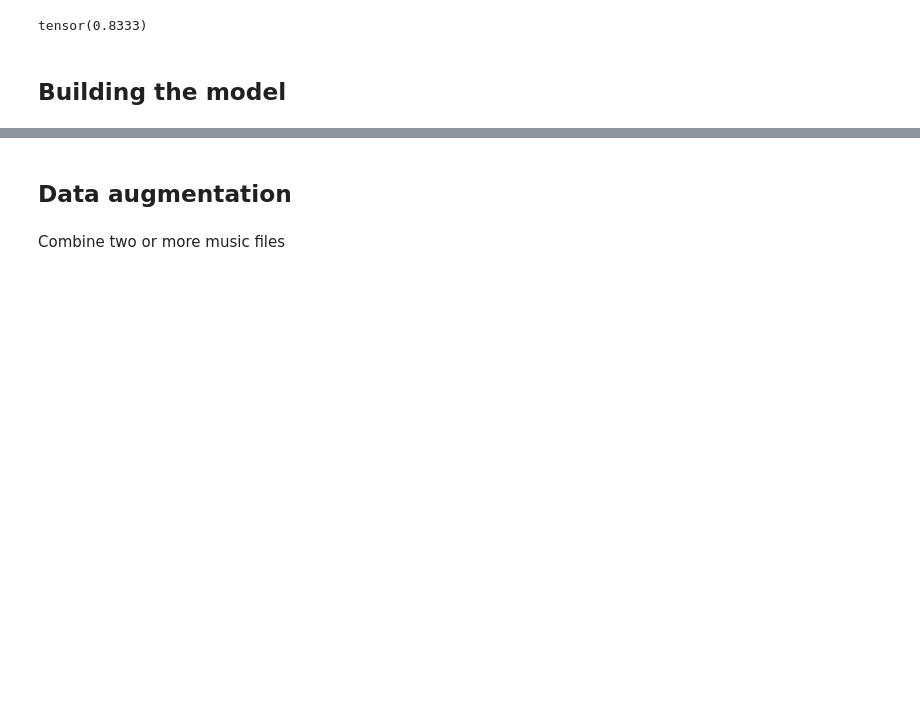
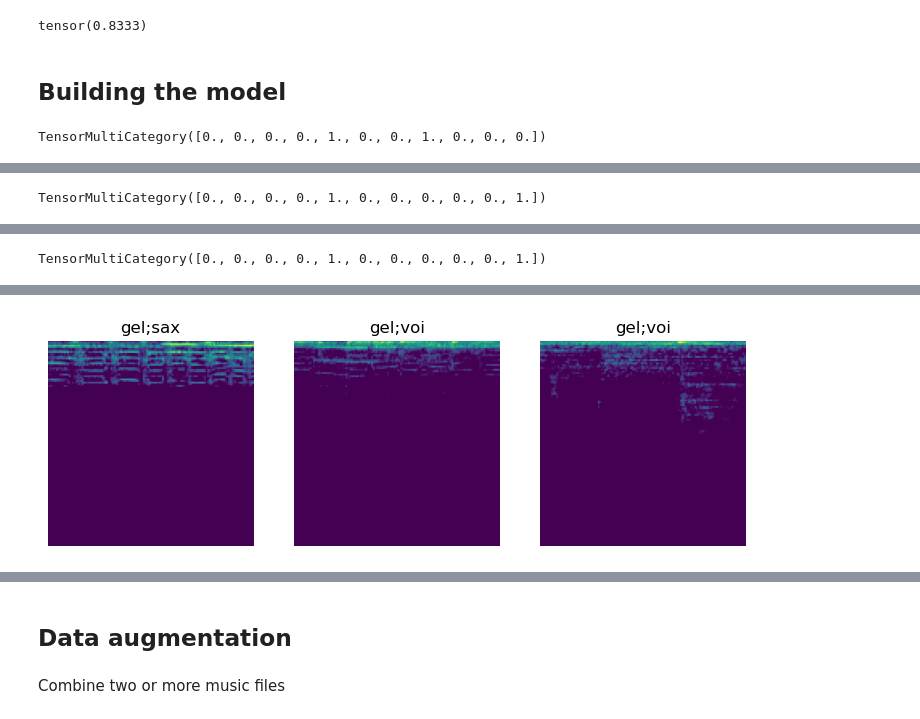
Before and after one commit to rangoiv/Lumen, a Jupyter notebook: notebooks/ultimate-notebook.ipynb, the cells around one changed output, grey strips where cells are left out. Saved outputs shown, nothing was run; the diff lists cells and outputs as text; code cells hidden in the pictures; blank space fills up the shorter version.

```diff
--- a/notebooks/ultimate-notebook.ipynb
+++ b/notebooks/ultimate-notebook.ipynb
@@ -131,8 +178,22 @@ path = Path("../Dataset/Dataset/IRMAS_Training_Data")
 # %%
-dls = DataBlock(
-    blocks = [ImageBlock(), MultiCategoryBlock],
-    get_items = get_song_files,
-    splitter = RandomSplitter(),
-    get_x = Combine([get_song, clip_song, get_spec, spec2mag]),
-    get_y = get_label
-).dataloaders(path, bs=64)
+get_song_tfms = [get_song, clip_song]
+get_label_tfms = [get_label, MultiCategorize(), OneHotEncode()]
+get_magimg_tfms = [get_spec, spec2mag, PILImage.create]
+tfms = [get_song_tfms, get_label_tfms]
+items = get_song_files(path)
+# items = get_subset(items, p=0.8)
+
+splitter = RandomSplitter()
+splits = splitter(items)
+
+cv_dsets = Datasets(items, tfms, splits=splits)
+song_add_items = [items[i] for i in cv_dsets.splits[0]]
+dls = cv_dsets.dataloaders(bs=64, after_item=[AddRandomSongs(song_add_items, tfms, s_num=1.5),
+                                              ShowSong(k=3),
+                                              CreateMag(get_magimg_tfms),
+                                              Resize(128),
+                                              ToTensor(),
+                                              IntToFloatTensor()])
+dls.show_batch(max_n=3)
+# %% [output]
+TensorMultiCategory([0., 0., 0., 0., 1., 0., 0., 1., 0., 0., 0.])
@@ -138,0 +201 @@ dls = DataBlock(
+TensorMultiCategory([0., 0., 0., 0., 1., 0., 0., 0., 0., 0., 1.])
@@ -138,0 +203 @@ dls = DataBlock(
+TensorMultiCategory([0., 0., 0., 0., 1., 0., 0., 0., 0., 0., 1.])
@@ -139,3 +205,4 @@ dls = DataBlock(
+[figure, added]
 # %%
 print(len(dls.train.dataset))
 print(len(dls.valid.dataset))
```
Also changed, not shown: parts of 28 cells of this notebook.
